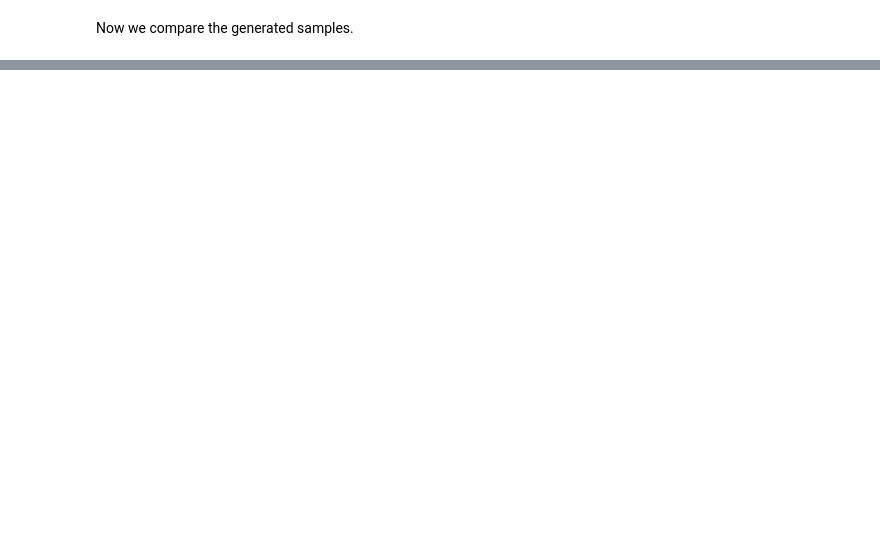
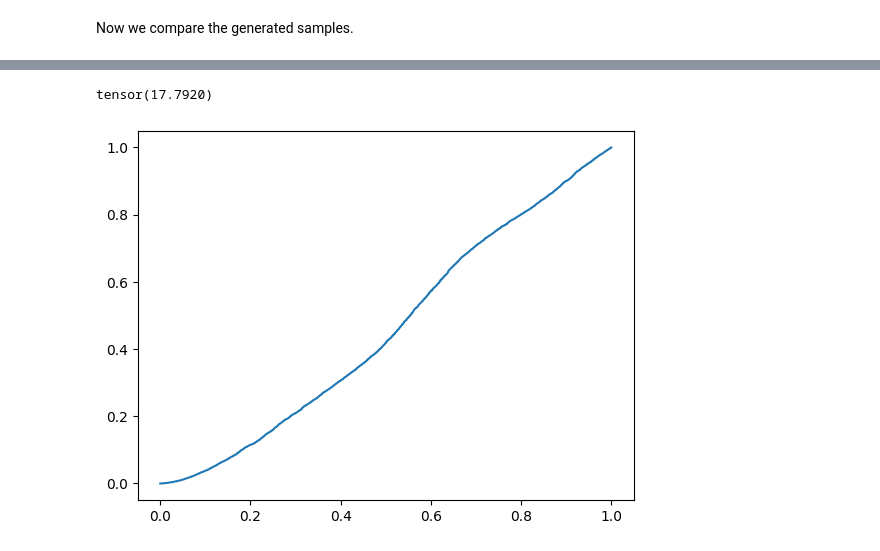
Before and after one commit to JetfiRex/Diffusion-ToyModel, a Jupyter notebook: Diffusion.ipynb, the cells around one changed output, grey strips where cells are left out. Drawn from its saved outputs; the diff is of its cells as text; code cells hidden in the pictures; blank space fills up the shorter version.

```diff
--- a/Diffusion.ipynb
+++ b/Diffusion.ipynb
@@ -782,0 +757,10 @@ plot_batch(x02)
+# %%
+x2 = x02[:,0]
+empirical_p2x = N01.cdf(torch.sort(x2).values)
+
+print(((true_prob-empirical_p2x)**2).sum())
+plt.plot(true_prob, empirical_p2x)
+plt.show()
+# %% [output]
+tensor(17.7920)
+[figure, added]
```
Also changed, not shown: parts of 39 cells of this notebook.
